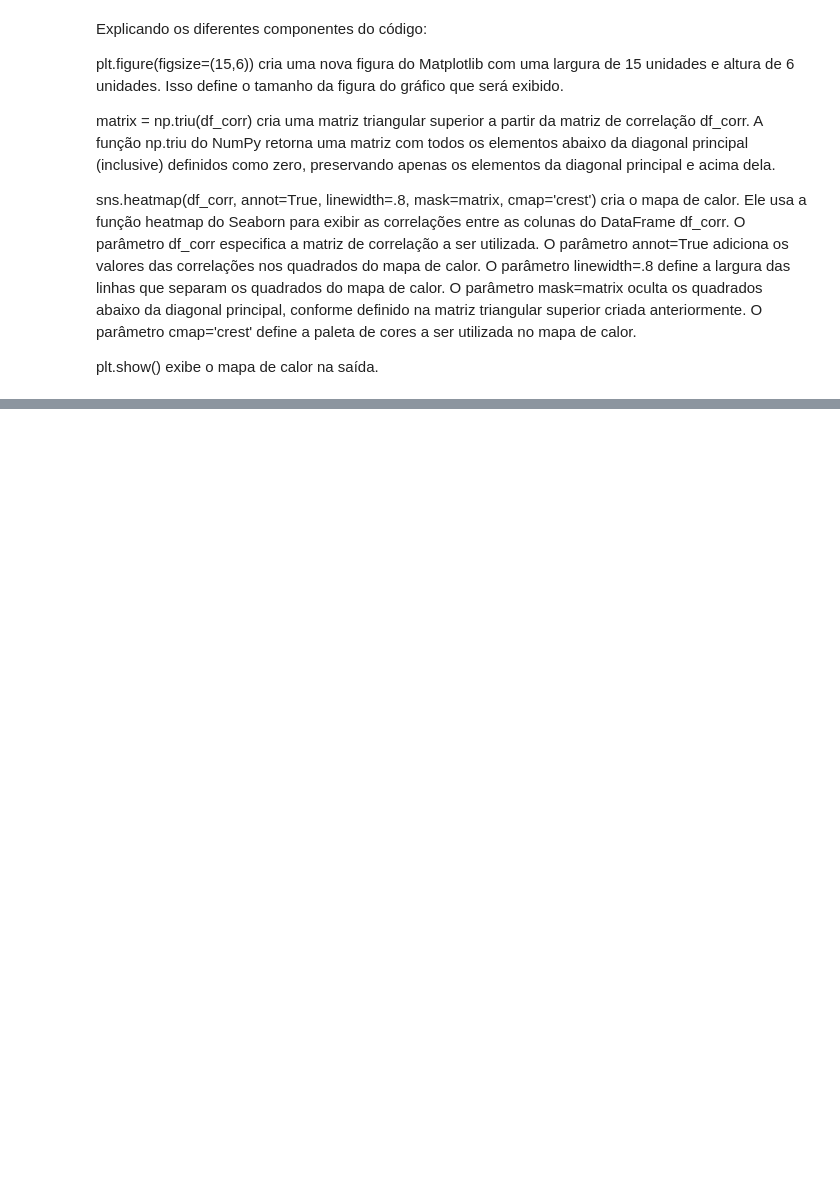
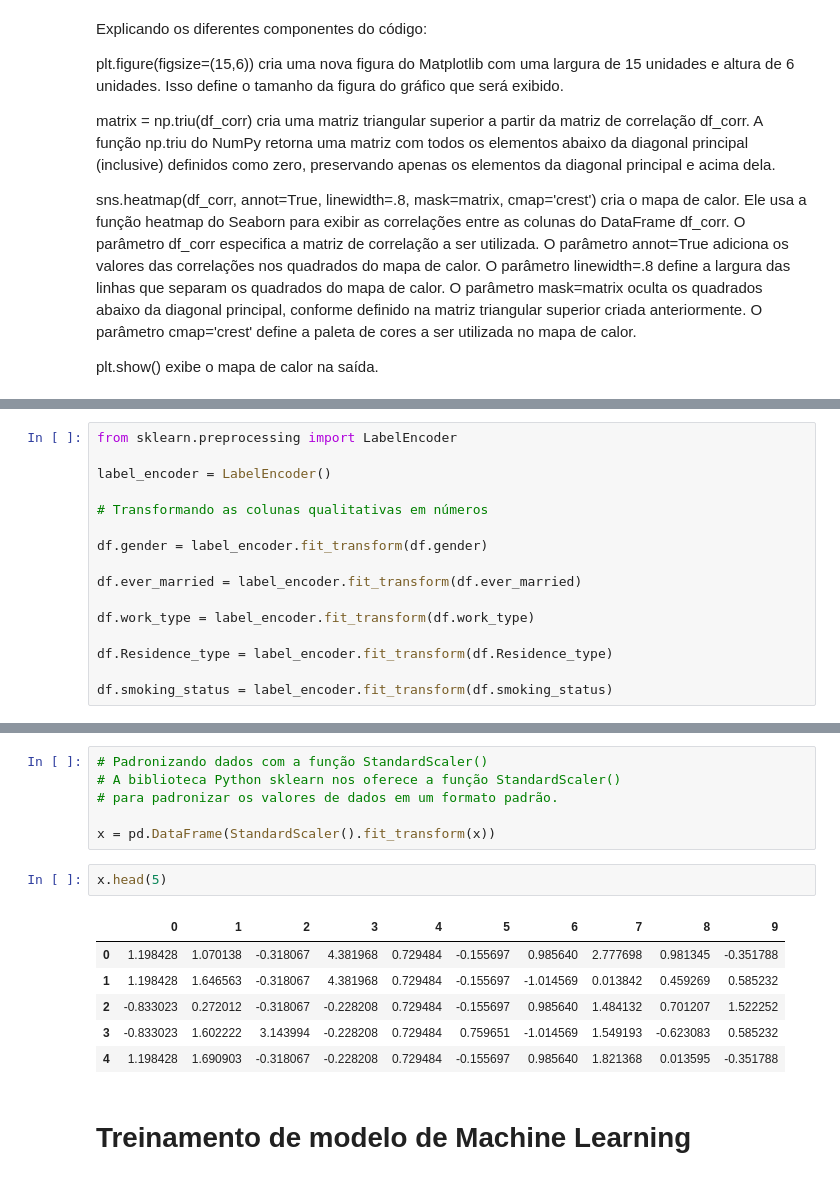
Before and after one commit to Leo-alves2/Acidente_Vascular-Cerebral, a Jupyter notebook: Analise.ipynb, the cells around one changed output, grey strips where cells are left out. Saved outputs shown, nothing was run; the diff lists cells and outputs as text; blank space fills up the shorter version.

```diff
--- a/Analise.ipynb
+++ b/Analise.ipynb
@@ -670,0 +777,16 @@ df.columns
+# %%
+from sklearn.preprocessing import LabelEncoder
+
+label_encoder = LabelEncoder()
+
+# Transformando as colunas qualitativas em números
+
+df.gender = label_encoder.fit_transform(df.gender)
+
+df.ever_married = label_encoder.fit_transform(df.ever_married)
+
+df.work_type = label_encoder.fit_transform(df.work_type)
+
+df.Residence_type = label_encoder.fit_transform(df.Residence_type)
+
+df.smoking_status = label_encoder.fit_transform(df.smoking_status)
@@ -670,0 +882,17 @@ df.columns
+# %%
+# Padronizando dados com a função StandardScaler()
+# A biblioteca Python sklearn nos oferece a função StandardScaler()
+# para padronizar os valores de dados em um formato padrão.
+
+x = pd.DataFrame(StandardScaler().fit_transform(x))
+# %%
+x.head(5)
+# %% [output]
+|  | 0 | 1 | 2 | 3 | 4 | 5 | 6 | 7 | 8 | 9 |
+| 0 | 1.198428 | 1.070138 | -0.318067 | 4.381968 | 0.729484 | -0.155697 | 0.985640 | 2.777698 | 0.981345 | -0.351788 |
+| 1 | 1.198428 | 1.646563 | -0.318067 | 4.381968 | 0.729484 | -0.155697 | -1.014569 | 0.013842 | 0.459269 | 0.585232 |
+| 2 | -0.833023 | 0.272012 | -0.318067 | -0.228208 | 0.729484 | -0.155697 | 0.985640 | 1.484132 | 0.701207 | 1.522252 |
+| 3 | -0.833023 | 1.602222 | 3.143994 | -0.228208 | 0.729484 | 0.759651 | -1.014569 | 1.549193 | -0.623083 | 0.585232 |
+| 4 | 1.198428 | 1.690903 | -0.318067 | -0.228208 | 0.729484 | -0.155697 | 0.985640 | 1.821368 | 0.013595 | -0.351788 |
+# %% [markdown]
+# Treinamento de modelo de Machine Learning
```
Also changed, not shown: parts of 40 cells of this notebook.
